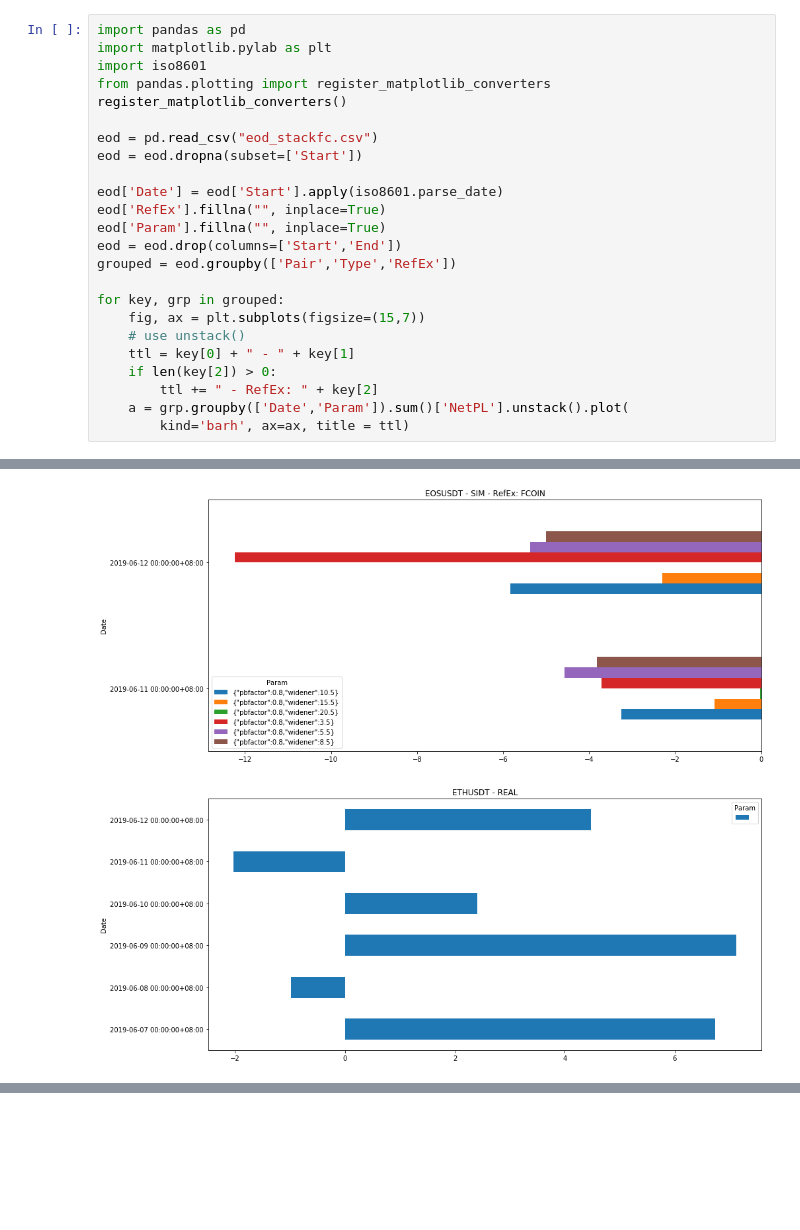
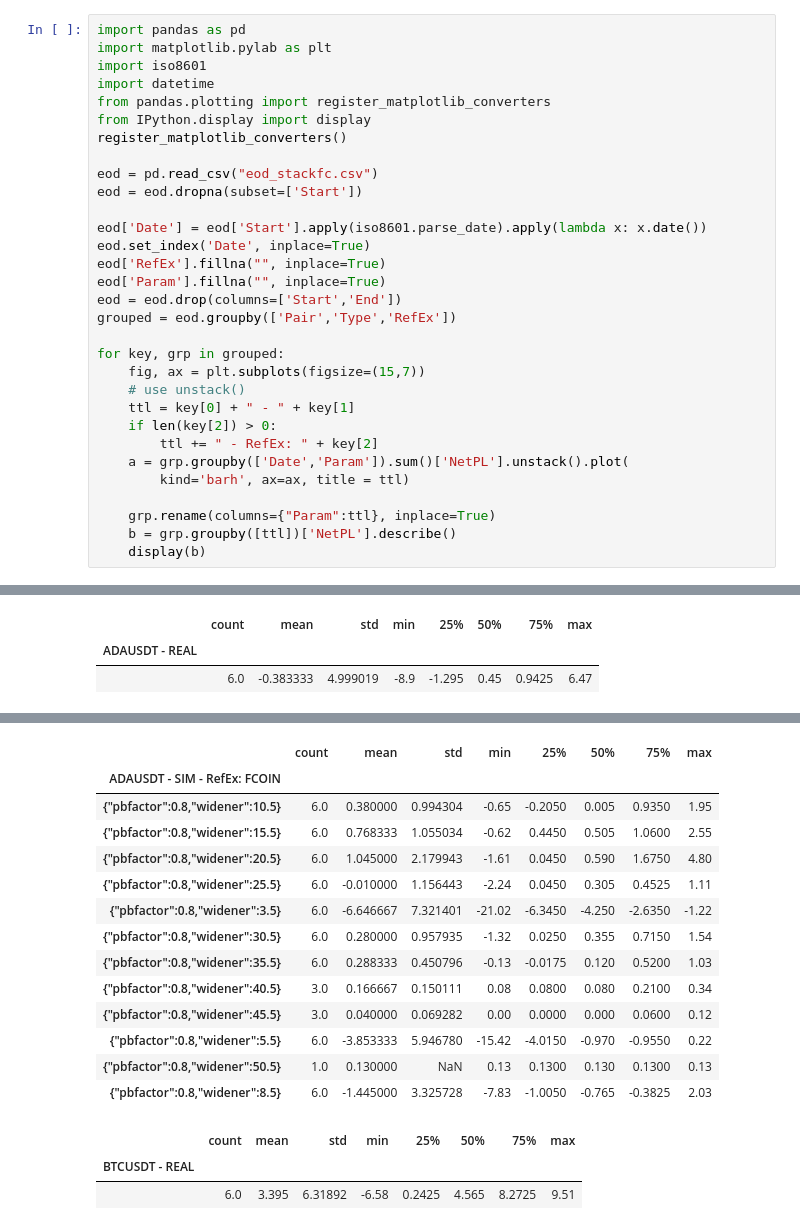
Before and after one commit to lihaoml/beanexdata, a Jupyter notebook: stats.ipynb, the cells around one changed output, grey strips where cells are left out. Saved outputs shown, nothing was run; the diff lists cells and outputs as text; blank space fills up the shorter version.

```diff
--- a/stats.ipynb
+++ b/stats.ipynb
@@ -2,13 +2,16 @@
 import pandas as pd
 import matplotlib.pylab as plt
 import iso8601
+import datetime
 from pandas.plotting import register_matplotlib_converters
+from IPython.display import display
 register_matplotlib_converters()
 
 eod = pd.read_csv("eod_stackfc.csv")
 eod = eod.dropna(subset=['Start'])
 
-eod['Date'] = eod['Start'].apply(iso8601.parse_date)
+eod['Date'] = eod['Start'].apply(iso8601.parse_date).apply(lambda x: x.date())
+eod.set_index('Date', inplace=True)
 eod['RefEx'].fillna("", inplace=True)
 eod['Param'].fillna("", inplace=True)
 eod = eod.drop(columns=['Start','End'])
@@ -22,4 +25,8 @@ for key, grp in grouped:
         ttl += " - RefEx: " + key[2]
     a = grp.groupby(['Date','Param']).sum()['NetPL'].unstack().plot(
         kind='barh', ax=ax, title = ttl)
+
+    grp.rename(columns={"Param":ttl}, inplace=True)
+    b = grp.groupby([ttl])['NetPL'].describe()
+    display(b)
 # %% [output]
@@ -36,2 +32,0 @@ for key, grp in grouped:
-[figure, removed]
-[figure, removed]
@@ -38,0 +37,3 @@ for key, grp in grouped:
+|  | count | mean | std | min | 25% | 50% | 75% | max |
+| ADAUSDT - REAL |  |  |  |  |  |  |  |  |
+|  | 6.0 | -0.383333 | 4.999019 | -8.9 | -1.295 | 0.45 | 0.9425 | 6.47 |
@@ -38,0 +49,17 @@ for key, grp in grouped:
+|  | count | mean | std | min | 25% | 50% | 75% | max |
+| ADAUSDT - SIM - RefEx: FCOIN |  |  |  |  |  |  |  |  |
+| {"pbfactor":0.8,"widener":10.5} | 6.0 | 0.380000 | 0.994304 | -0.65 | -0.2050 | 0.005 | 0.9350 | 1.95 |
+| {"pbfactor":0.8,"widener":15.5} | 6.0 | 0.768333 | 1.055034 | -0.62 | 0.4450 | 0.505 | 1.0600 | 2.55 |
+| {"pbfactor":0.8,"widener":20.5} | 6.0 | 1.045000 | 2.179943 | -1.61 | 0.0450 | 0.590 | 1.6750 | 4.80 |
+| {"pbfactor":0.8,"widener":25.5} | 6.0 | -0.010000 | 1.156443 | -2.24 | 0.0450 | 0.305 | 0.4525 | 1.11 |
+| {"pbfactor":0.8,"widener":3.5} | 6.0 | -6.646667 | 7.321401 | -21.02 | -6.3450 | -4.250 | -2.6350 | -1.22 |
+| {"pbfactor":0.8,"widener":30.5} | 6.0 | 0.280000 | 0.957935 | -1.32 | 0.0250 | 0.355 | 0.7150 | 1.54 |
+| {"pbfactor":0.8,"widener":35.5} | 6.0 | 0.288333 | 0.450796 | -0.13 | -0.0175 | 0.120 | 0.5200 | 1.03 |
+| {"pbfactor":0.8,"widener":40.5} | 3.0 | 0.166667 | 0.150111 | 0.08 | 0.0800 | 0.080 | 0.2100 | 0.34 |
+| {"pbfactor":0.8,"widener":45.5} | 3.0 | 0.040000 | 0.069282 | 0.00 | 0.0000 | 0.000 | 0.0600 | 0.12 |
+| {"pbfactor":0.8,"widener":5.5} | 6.0 | -3.853333 | 5.946780 | -15.42 | -4.0150 | -0.970 | -0.9550 | 0.22 |
+| {"pbfactor":0.8,"widener":50.5} | 1.0 | 0.130000 | NaN | 0.13 | 0.1300 | 0.130 | 0.1300 | 0.13 |
+| {"pbfactor":0.8,"widener":8.5} | 6.0 | -1.445000 | 3.325728 | -7.83 | -1.0050 | -0.765 | -0.3825 | 2.03 |
+|  | count | mean | std | min | 25% | 50% | 75% | max |
+| BTCUSDT - REAL |  |  |  |  |  |  |  |  |
+|  | 6.0 | 3.395 | 6.31892 | -6.58 | 0.2425 | 4.565 | 8.2725 | 9.51 |
```
Also changed, not shown: parts of 1 cell of this notebook, 1 other file.
